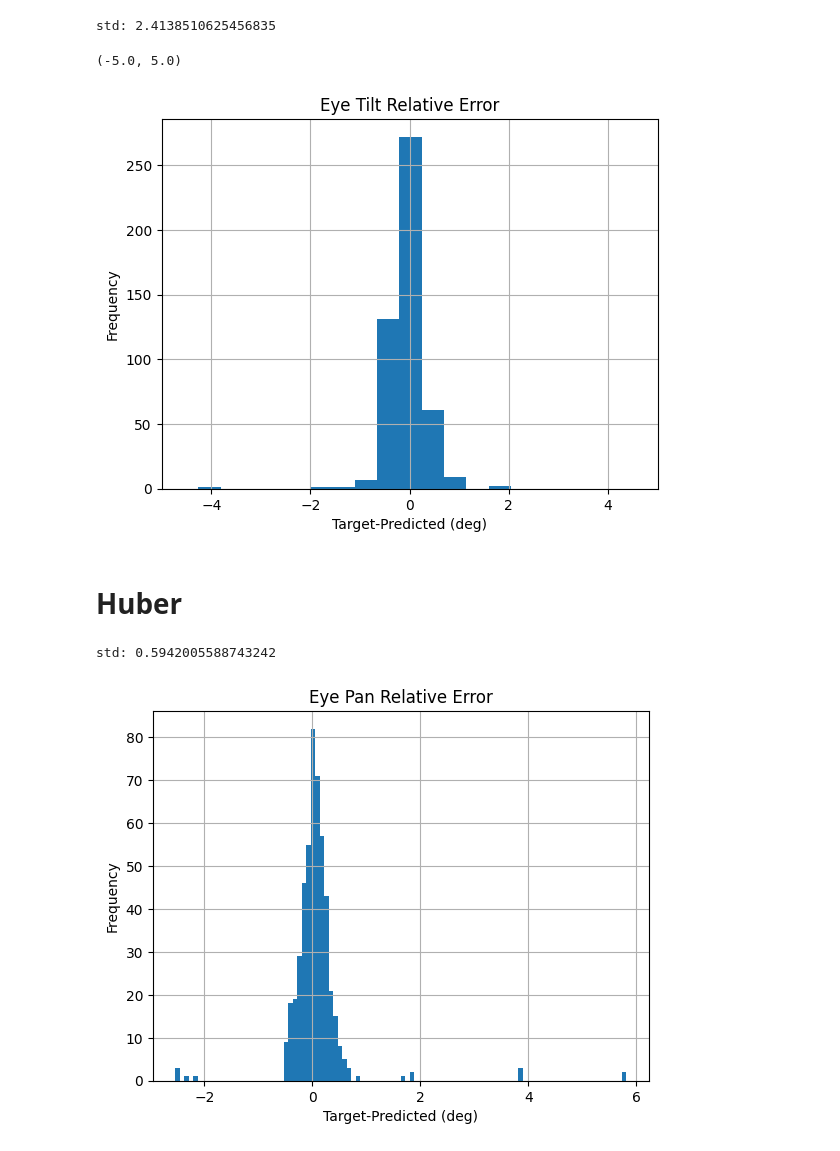
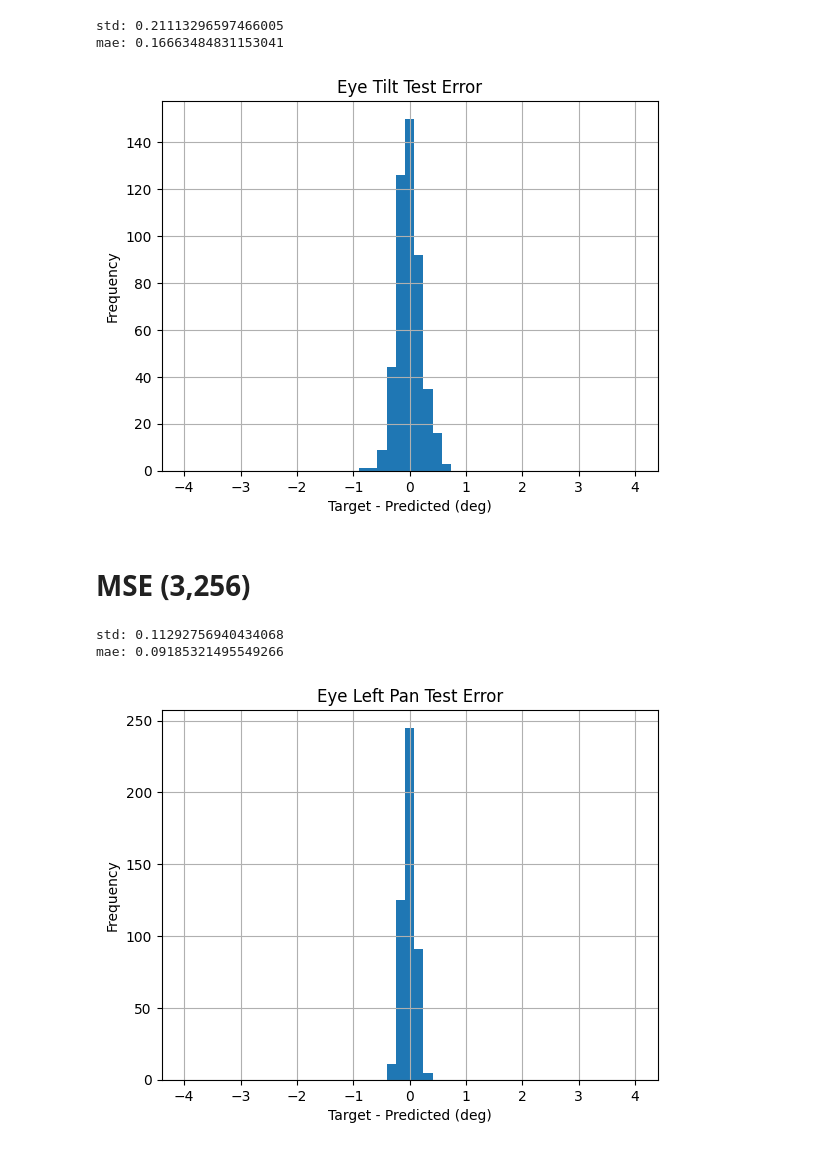
Before and after one commit to jpmnieles/grace_dl, a Jupyter notebook: notebooks/242507_Error_Analysis.ipynb, the cells around one changed output. Drawn from its saved outputs; the diff is of its cells as text; code cells hidden in the pictures.

```diff
--- a/notebooks/242507_Error_Analysis.ipynb
+++ b/notebooks/242507_Error_Analysis.ipynb
@@ -23,32 +25,34 @@ std: 0.5299813992658096
 # %%
 plt.figure()
-plt.hist(df['delta_deg_eye_tilt'], bins=100)
-plt.title('Eye Tilt Relative Error')
-plt.xlabel('Target-Predicted (deg)')
+plt.hist(df['delta_deg_eye_tilt'],range=[-4,4], bins=49)
+plt.title('Eye Tilt Test Error')
+plt.xlabel('Target - Predicted (deg)')
 plt.ylabel('Frequency')
 plt.grid()
 print('std:',df['delta_deg_eye_tilt'].std())
-plt.xlim([-5,5])
+print('mae:', np.sum(abs(df['delta_deg_eye_tilt'].values))/len(df))
 # %% [output]
-std: 2.4138510625456835
+std: 0.21113296597466005
+mae: 0.16663484831153041
-(-5.0, 5.0)
-[figure, old version]
+[figure, new version]
-# %% [markdown]
-# Huber
+# %% [markdown]
+# MSE (3,256)
 # %%
-fn = '/home/jaynieles/dev/grace_dl/logs/huber_hid/runs/2024-07-25_00-55-57/tensorboard/version_0/delta_output_analysis.csv'
+fn = '/home/jaynieles/dev/grace_dl/logs/hidden_exp/multiruns/2024-07-25_23-49-51/14/tensorboard/version_0/delta_output_analysis.csv'
 # %%
 df = pd.read_csv(fn)
 # %%
 plt.figure()
-plt.hist(df['delta_deg_eye_pan'], bins=100)
-plt.title('Eye Pan Relative Error')
+plt.hist(df['delta_deg_eye_pan'],range=[-4,4], bins=49)
+plt.title('Eye Left Pan Test Error')
 plt.grid()
-plt.xlabel('Target-Predicted (deg)')
+plt.xlabel('Target - Predicted (deg)')
 plt.ylabel('Frequency')
 print('std:',df['delta_deg_eye_pan'].std())
+print('mae:', np.sum(abs(df['delta_deg_eye_pan'].values))/len(df))
 # %% [output]
-std: 0.5942005588743242
+std: 0.11292756940434068
+mae: 0.09185321495549266
-[figure, old version]
+[figure, new version]
 # %%
 plt.figure()
```
Also changed, not shown: parts of 5 cells of this notebook, 2 other files.
